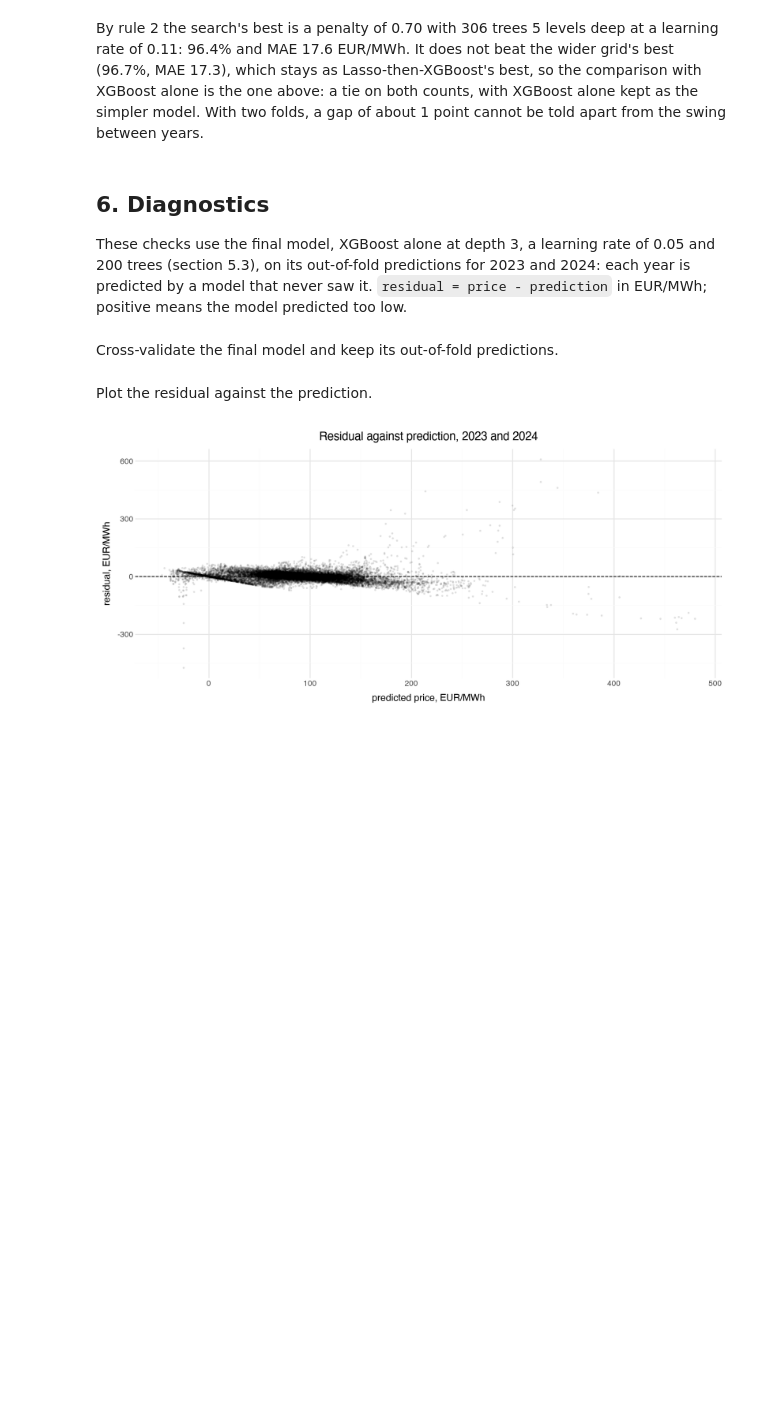
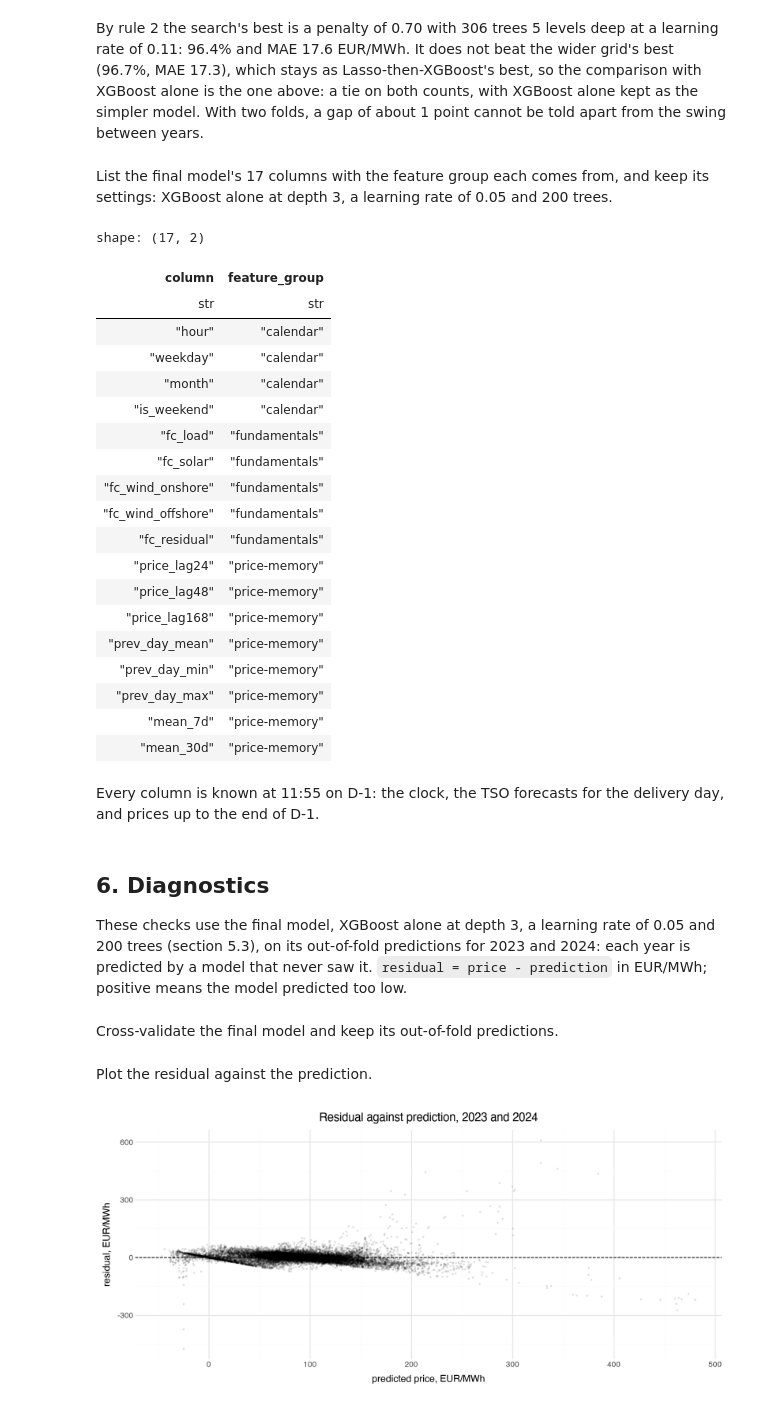
Before and after one commit to martin-gbeck/dba-group-project, a Jupyter notebook: de_price_forecast.ipynb, the cells around one changed output. Drawn from its saved outputs; the diff is of its cells as text; code cells hidden in the pictures; blank space fills up the shorter version.

```diff
--- a/de_price_forecast.ipynb
+++ b/de_price_forecast.ipynb
@@ -957,7 +971,7 @@ Two engineered columns need a definition:
 # %% [markdown]
 Add the lags, the spreads, the calendar flags and the daily statistics to every hour.
 # %%
-SPREADS = [f"spread_{z.removeprefix('price_')}" for z in NEIGHBORS]
+SPREADS = [f"spread_{zone.removeprefix('price_')}" for zone in NEIGHBORS]
 
 features = (
     clean.with_columns(
@@ -994,7 +1008,7 @@ GROUPS: dict[str, list[str]] = {
     "level-interaction": ["residual_x_level"],
     "neighbour-spreads": SPREADS,
 }
-ALL_FEATURES = [c for cols in GROUPS.values() for c in cols]
+ALL_FEATURES = [column for columns in GROUPS.values() for column in columns]
 # %% [markdown]
 Split the feature table into the three sets the rest of the notebook uses, and show the size and dates of each:
 
@@ -1149,8 +1188,8 @@ Cross-validate the two tree methods at default settings, score LEAR on the same
 # %%
 comparison_rows: list[dict[str, object]] = []
 for name, model, columns in (
-    ("lasso-then-xgboost", LassoThenXGB(ALL_COLUMNS, LINEAR_COLUMNS), ALL_COLUMNS),
-    ("xgboost", XGBRegressor(random_state=0), TREE_COLUMNS),
+    ("lasso-then-xgboost", LassoThenXGB(ALL_FEATURES, LINEAR_FEATURES), ALL_FEATURES),
+    ("xgboost", XGBRegressor(random_state=0), ALL_FEATURES),
 ):
     summary, _ = cross_validate(model, columns, dev, FOLDS)
     comparison_rows.append({"method": name} | summary)
@@ -1201,19 +1242,13 @@ STEPS = [
     ["calendar", "fundamentals"],
     ["calendar", "fundamentals", "price-memory"],
     ["calendar", "fundamentals", "price-memory", "level-interaction"],
-    [
-        "calendar",
-        "fundamentals",
-        "price-memory",
-        "level-interaction",
-        "neighbour-spreads",
-    ],
-]
+    ["calendar", "fundamentals", "price-memory", "level-interaction", "neighbour-spreads"],
+]  # fmt: skip
 
 group_rows: list[dict[str, object]] = []
 for groups in STEPS:
-    linear = columns_for(groups, linear=True)
-    columns = list(dict.fromkeys(columns_for(groups) + linear))
+    columns = columns_for(groups)
+    linear = columns_for(groups, LINEAR_GROUPS)
     summary, _ = cross_validate(LassoThenXGB(columns, linear), columns, dev, FOLDS)
     group_rows.append({"last_group_added": groups[-1]} | summary)
 
@@ -1243,8 +1278,8 @@ Price memory is the step that matters: the saving share rises from 64.4% to 95.8
 Fix the kept groups and tune Lasso-then-XGBoost's penalty and tree depth inside the folds, with 200 trees at a learning rate of 0.1.
 # %%
 KEPT_GROUPS = ["calendar", "fundamentals", "price-memory"]
-FINAL_LINEAR = columns_for(KEPT_GROUPS, linear=True)
-FINAL_COLUMNS = list(dict.fromkeys(columns_for(KEPT_GROUPS) + FINAL_LINEAR))
+FINAL_COLUMNS = columns_for(KEPT_GROUPS)
+FINAL_LINEAR = columns_for(KEPT_GROUPS, LINEAR_GROUPS)
 
 tuning_rows: list[dict[str, object]] = []
 for alpha in (0.3, 1.0, 3.0):
@@ -1594,6 +1629,44 @@ shape: (3, 16)
 | "xgboost-current-setting" | null | 3 | 200 | 0.050 | null | null | null | ... |
 # %% [markdown]
 By rule 2 the search's best is a penalty of 0.70 with 306 trees 5 levels deep at a learning rate of 0.11: 96.4% and MAE 17.6 EUR/MWh. It does not beat the wider grid's best (96.7%, MAE 17.3), which stays as Lasso-then-XGBoost's best, so the comparison with XGBoost alone is the one above: a tie on both counts, with XGBoost alone kept as the simpler model. With two folds, a gap of about 1 point cannot be told apart from the swing between years.
+# %% [markdown]
+List the final model's 17 columns with the feature group each comes from, and keep its settings: XGBoost alone at depth 3, a learning rate of 0.05 and 200 trees.
+# %%
+# the final model's settings, read from XGBoost alone's best row in the wider grid
+FINAL_SETTINGS = {
+    name: current_setting[name].item()
+    for name in ("max_depth", "learning_rate", "n_estimators")
+}
+group_of = {column: group for group in KEPT_GROUPS for column in GROUPS[group]}
+pl.DataFrame(
+    {
+        "column": FINAL_COLUMNS,
+        "feature_group": [group_of[column] for column in FINAL_COLUMNS],
+    }
+)
+# %% [output]
+shape: (17, 2)
+| column | feature_group |
+| str | str |
+| "hour" | "calendar" |
+| "weekday" | "calendar" |
+| "month" | "calendar" |
+| "is_weekend" | "calendar" |
+| "fc_load" | "fundamentals" |
+| "fc_solar" | "fundamentals" |
+| "fc_wind_onshore" | "fundamentals" |
+| "fc_wind_offshore" | "fundamentals" |
+| "fc_residual" | "fundamentals" |
+| "price_lag24" | "price-memory" |
+| "price_lag48" | "price-memory" |
+| "price_lag168" | "price-memory" |
+| "prev_day_mean" | "price-memory" |
+| "prev_day_min" | "price-memory" |
+| "prev_day_max" | "price-memory" |
+| "mean_7d" | "price-memory" |
+| "mean_30d" | "price-memory" |
+# %% [markdown]
+Every column is known at 11:55 on D-1: the clock, the TSO forecasts for the delivery day, and prices up to the end of D-1.
 # %% [markdown]
 ## 6. Diagnostics
 
```
Also changed, not shown: parts of 23 cells of this notebook, 4 other files.
